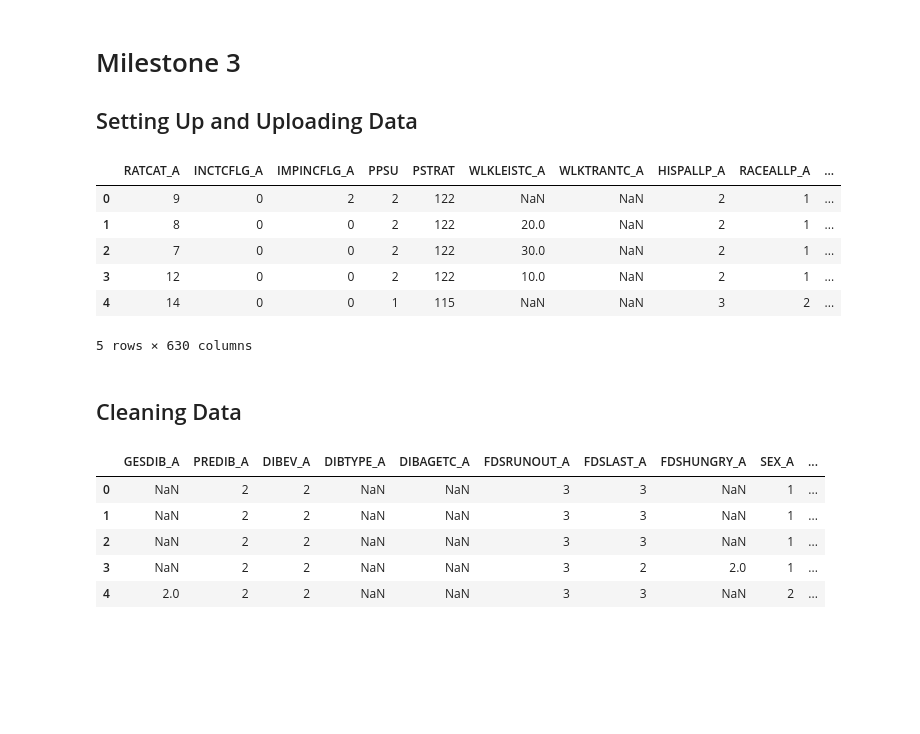
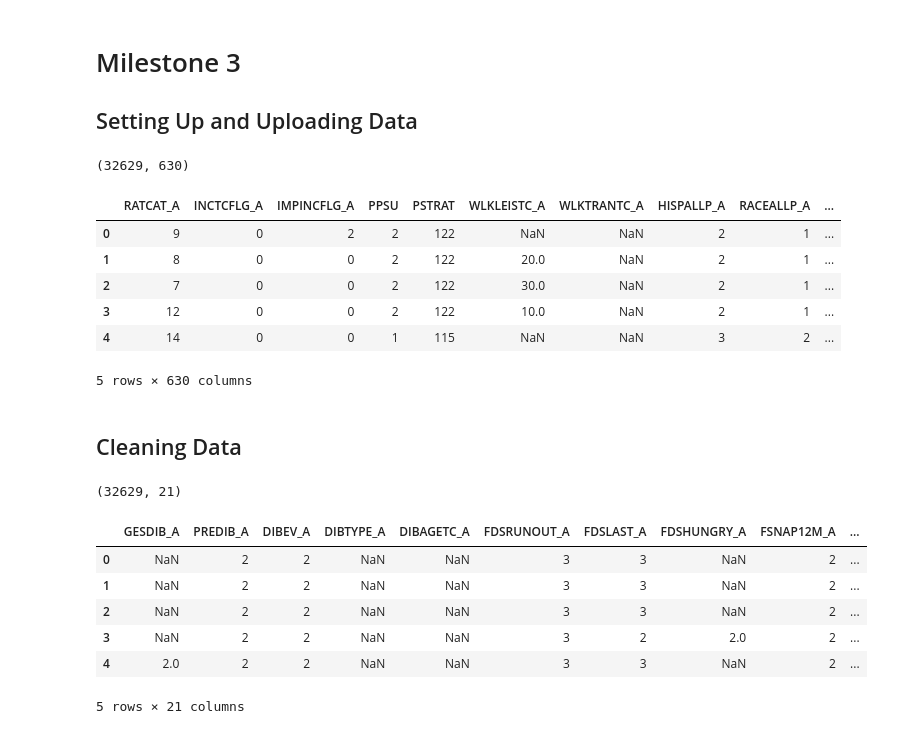
Before and after one commit to eaa3ug/clustering_assignment, a Jupyter notebook: Milestone3.ipynb, the cells around one changed output. Drawn from its saved outputs; the diff is of its cells as text; code cells hidden in the pictures; blank space fills up the shorter version.

```diff
--- a/Milestone3.ipynb
+++ b/Milestone3.ipynb
@@ -10,29 +11,34 @@ import matplotlib.pyplot as plt
 import seaborn as sns
 # %%
 df = pd.read_csv('./adult24.csv')
+print(df.shape, '\n')
 df.head()
 # %% [output]
+(32629, 630)
 |  | RATCAT_A | INCTCFLG_A | IMPINCFLG_A | PPSU | PSTRAT | WLKLEISTC_A | WLKTRANTC_A | HISPALLP_A | RACEALLP_A | ... |
 | 0 | 9 | 0 | 2 | 2 | 122 | NaN | NaN | 2 | 1 | ... |
 | 1 | 8 | 0 | 0 | 2 | 122 | 20.0 | NaN | 2 | 1 | ... |
 | 2 | 7 | 0 | 0 | 2 | 122 | 30.0 | NaN | 2 | 1 | ... |
 | 3 | 12 | 0 | 0 | 2 | 122 | 10.0 | NaN | 2 | 1 | ... |
 | 4 | 14 | 0 | 0 | 1 | 115 | NaN | NaN | 3 | 2 | ... |
-5 rows × 630 columns
+5 rows × 630 columns
 # %% [markdown]
 ## Cleaning Data
 # %%
 #Keeping Only Columns of Interest
 cols = ['GESDIB_A', 'PREDIB_A', 'DIBEV_A', 'DIBTYPE_A',
         'DIBAGETC_A', 'FDSRUNOUT_A', 'FDSLAST_A',
-        'FDSHUNGRY_A', 'SEX_A', 'REGION', 'RACEALLP_A',
-        'RATCAT_A', 'EDUCP_A', 'PHSTAT_A', 'WLKLEIS_A']
+        'FDSHUNGRY_A','FSNAP12M_A', 'FSNAP30D_A', 'SEX_A', 'REGION', 'RACEALLP_A',
+        'RATCAT_A', 'EDUCP_A', 'PHSTAT_A', 'WLKLEIS_A', 'BMICAT_A', 'HYPEV_A','CHLEV_A','AGEP_A']
 df = df[cols]
+print(df.shape, '\n')
 df.head()
 # %% [output]
+(32629, 21)
-|  | GESDIB_A | PREDIB_A | DIBEV_A | DIBTYPE_A | DIBAGETC_A | FDSRUNOUT_A | FDSLAST_A | FDSHUNGRY_A | SEX_A | ... |
-| 0 | NaN | 2 | 2 | NaN | NaN | 3 | 3 | NaN | 1 | ... |
-| 1 | NaN | 2 | 2 | NaN | NaN | 3 | 3 | NaN | 1 | ... |
-| 2 | NaN | 2 | 2 | NaN | NaN | 3 | 3 | NaN | 1 | ... |
-| 3 | NaN | 2 | 2 | NaN | NaN | 3 | 2 | 2.0 | 1 | ... |
+|  | GESDIB_A | PREDIB_A | DIBEV_A | DIBTYPE_A | DIBAGETC_A | FDSRUNOUT_A | FDSLAST_A | FDSHUNGRY_A | FSNAP12M_A | ... |
+| 0 | NaN | 2 | 2 | NaN | NaN | 3 | 3 | NaN | 2 | ... |
+| 1 | NaN | 2 | 2 | NaN | NaN | 3 | 3 | NaN | 2 | ... |
+| 2 | NaN | 2 | 2 | NaN | NaN | 3 | 3 | NaN | 2 | ... |
+| 3 | NaN | 2 | 2 | NaN | NaN | 3 | 2 | 2.0 | 2 | ... |
 | 4 | 2.0 | 2 | 2 | NaN | NaN | 3 | 3 | NaN | 2 | ... |
+5 rows × 21 columns
```
Also changed, not shown: parts of 25 cells of this notebook.
